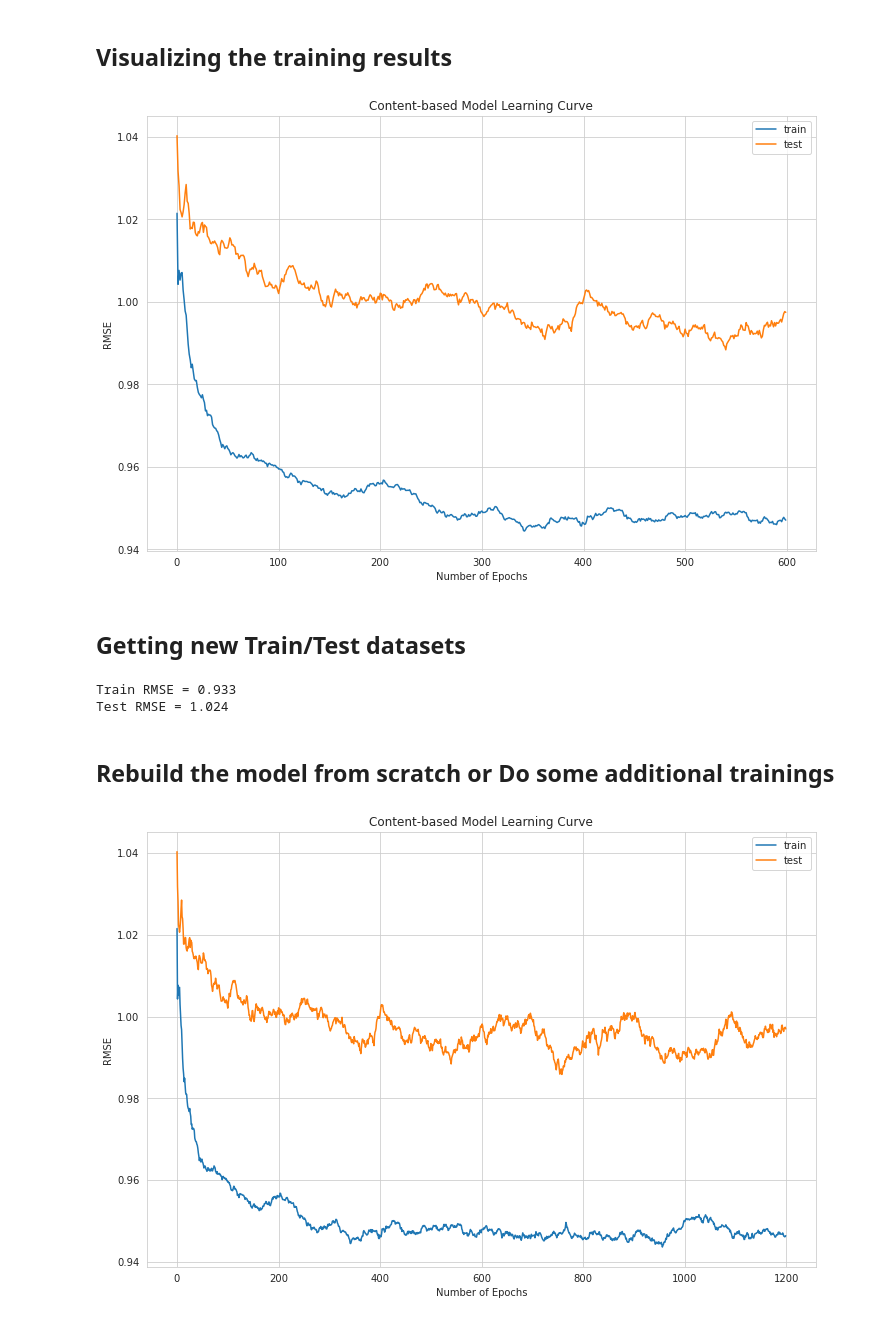
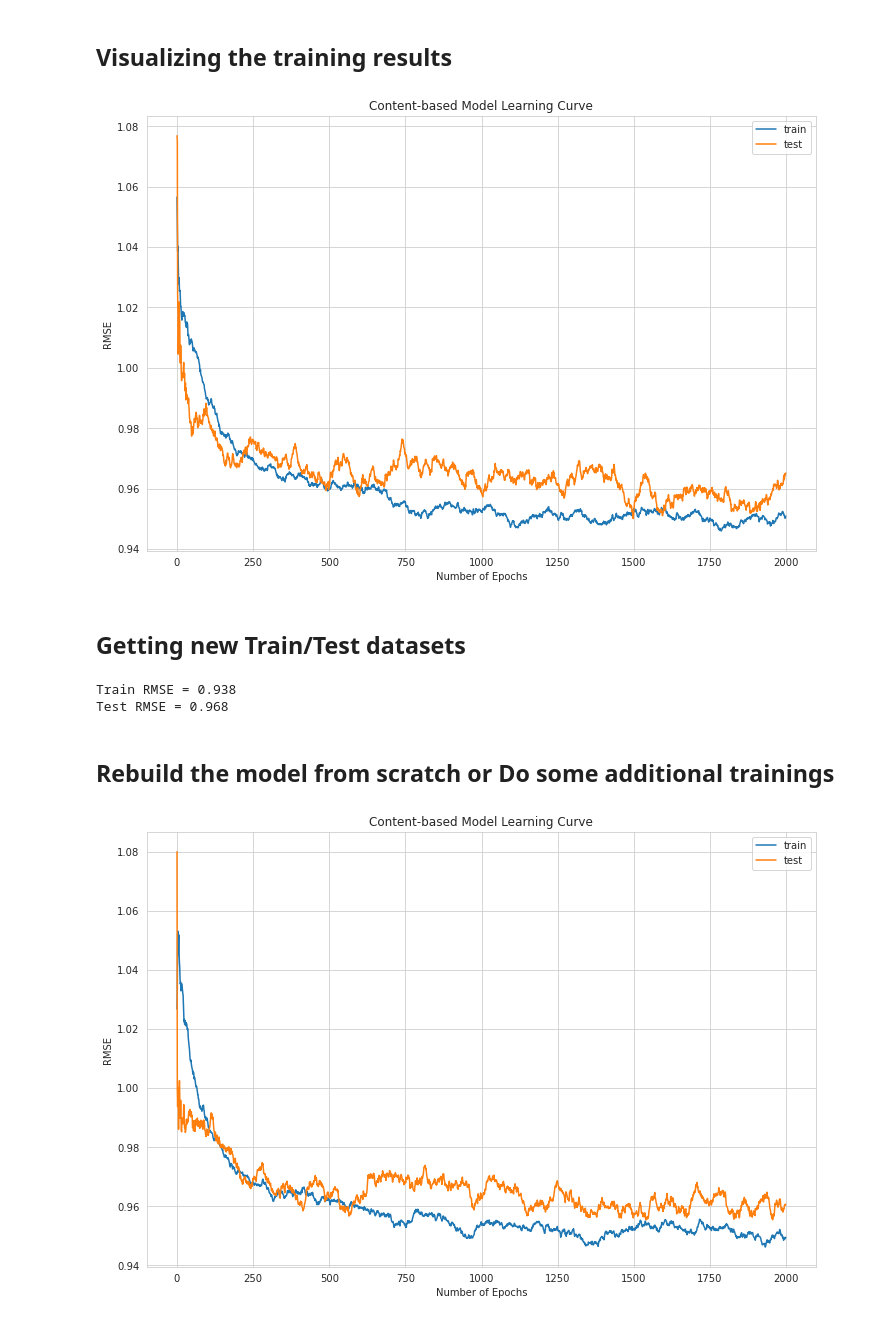
Before and after one commit to QiuyiWu/MovieRecommender, a Jupyter notebook: content_user_profile/run model.ipynb, the cells around one changed output. Saved outputs shown, nothing was run; the diff lists cells and outputs as text; code cells hidden in the pictures.

Commit message:
update to accomdate new data and user recomm

```diff
--- a/content_user_profile/run model.ipynb
+++ b/content_user_profile/run model.ipynb
@@ -18,7 +21,7 @@ def plot_results(results):
     ax = fig.add_subplot(111)
 
     # exponential moving average of RMSE to smooth out the output
-    _ = results.ewm(halflife=25).mean().plot(ax=ax)
+    _ = results.ewm(halflife=50).mean().plot(ax=ax)
     _ = ax.set_xlabel("Number of Epochs")
     _ = ax.set_ylabel("RMSE")
     _ = ax.set_title("Content-based Model Learning Curve")
@@ -43,6 +36,6 @@ results = pd.read_feather('./data/model_sgd_regressor_scores.feather')
 # plot the pre-train results
 fig, ax = plot_results(results)
 # %% [output]
-[figure, old version]
+[figure, new version]
 # %% [markdown]
 ## Getting new Train/Test datasets
@@ -84,11 +42,12 @@ hist = pd.read_feather('./data/feature_hist.feather').set_index(['userId','movie
 # %%
 # read in pre-train model
 sgd = joblib.load('./data/model_sgd_regressor.joblib')
+pipeline = ContentBasedModelPipeline(random_seed=423942340)
 # %%
 from sklearn.metrics import mean_squared_error
 
 # get a batch of train/test dataset
-X_train, y_train, X_test, y_test = get_train_test()
+_, (X_train, y_train, X_test, y_test) = pipeline.get_batch_train_test(batch_size=5000)
 
 # calculate RMSE for this batch
 train_score = np.sqrt(mean_squared_error(y_train, sgd.predict(X_train)))
@@ -97,7 +56,7 @@ test_score = np.sqrt(mean_squared_error(y_test, sgd.predict(X_test)))
 print(f"Train RMSE = {train_score:0.3f}")
 print(f"Test RMSE = {test_score:0.3f}")
 # %% [output]
-Train RMSE = 0.933
-Test RMSE = 1.024
+Train RMSE = 0.938
+Test RMSE = 0.968
 # %% [markdown]
 ## Rebuild the model from scratch or Do some additional trainings
@@ -109,16 +64,18 @@ results = pd.read_feather('./data/model_sgd_regressor_scores.feather')
 from sklearn.linear_model import SGDRegressor
 from sklearn.metrics import mean_squared_error
 
+pipeline = ContentBasedModelPipeline(random_seed=423942340)
+
 # initilize the SGD Linear Model with L2 loss and penlity
-# sgd = SGDRegressor(loss='squared_error', penalty='l2', alpha=0.001)
+sgd = SGDRegressor(loss='squared_error', penalty='l2', alpha=1e-4, fit_intercept=True)
 scores = []
 
 # training loop
-n_epochs = 600
-batch_size = 5000
+n_epochs = 2000
+batch_size = 1000
 for epoch in tqdm(range(n_epochs)):
     # get train test data
-    X_train, y_train, X_test, y_test = get_train_test(batch_size)
+    _, (X_train, y_train, X_test, y_test) = pipeline.get_batch_train_test(batch_size)
 
     # sgd batch fit
     sgd.partial_fit(X_train, y_train)
@@ -129,10 +86,9 @@ for epoch in tqdm(range(n_epochs)):
     scores.append((epoch, train_rmse, test_rmse))
 
 # read the train/test RMSE results into pandas dataframe
-results2 = pd.DataFrame(scores, columns=['epoch','train', 'test'])[['train','test']]
+results = pd.DataFrame(scores, columns=['epoch','train', 'test'])[['train','test']]
 # %%
 # plot out the new training results
-new_results = pd.concat([results, results2]).reset_index(drop=True)
-fig, ax = plot_results(new_results)
+fig, ax = plot_results(results)
 # %% [output]
-[figure, old version]
+[figure, new version]
```
Also changed, not shown: parts of 9 cells of this notebook, 5 other files.
